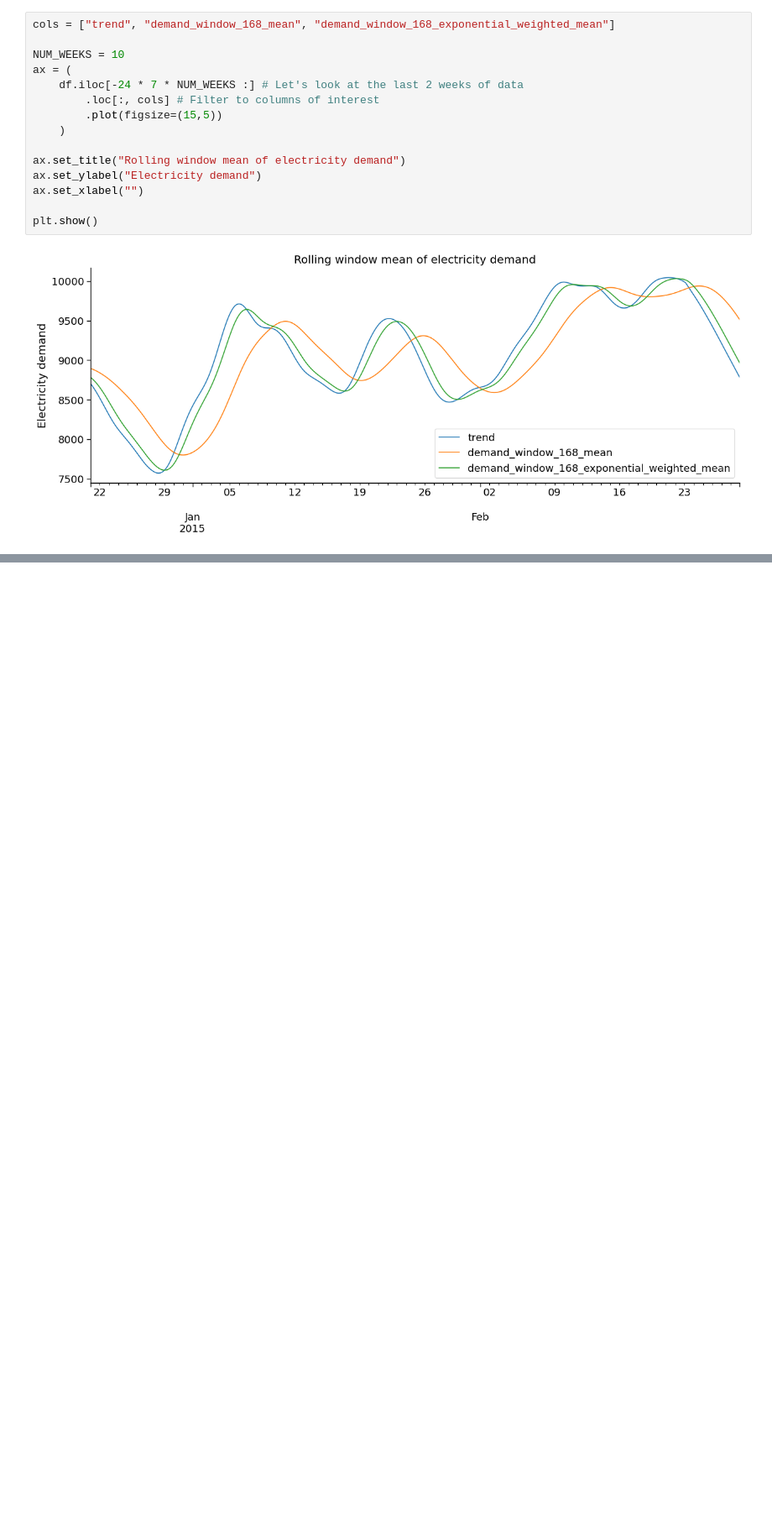
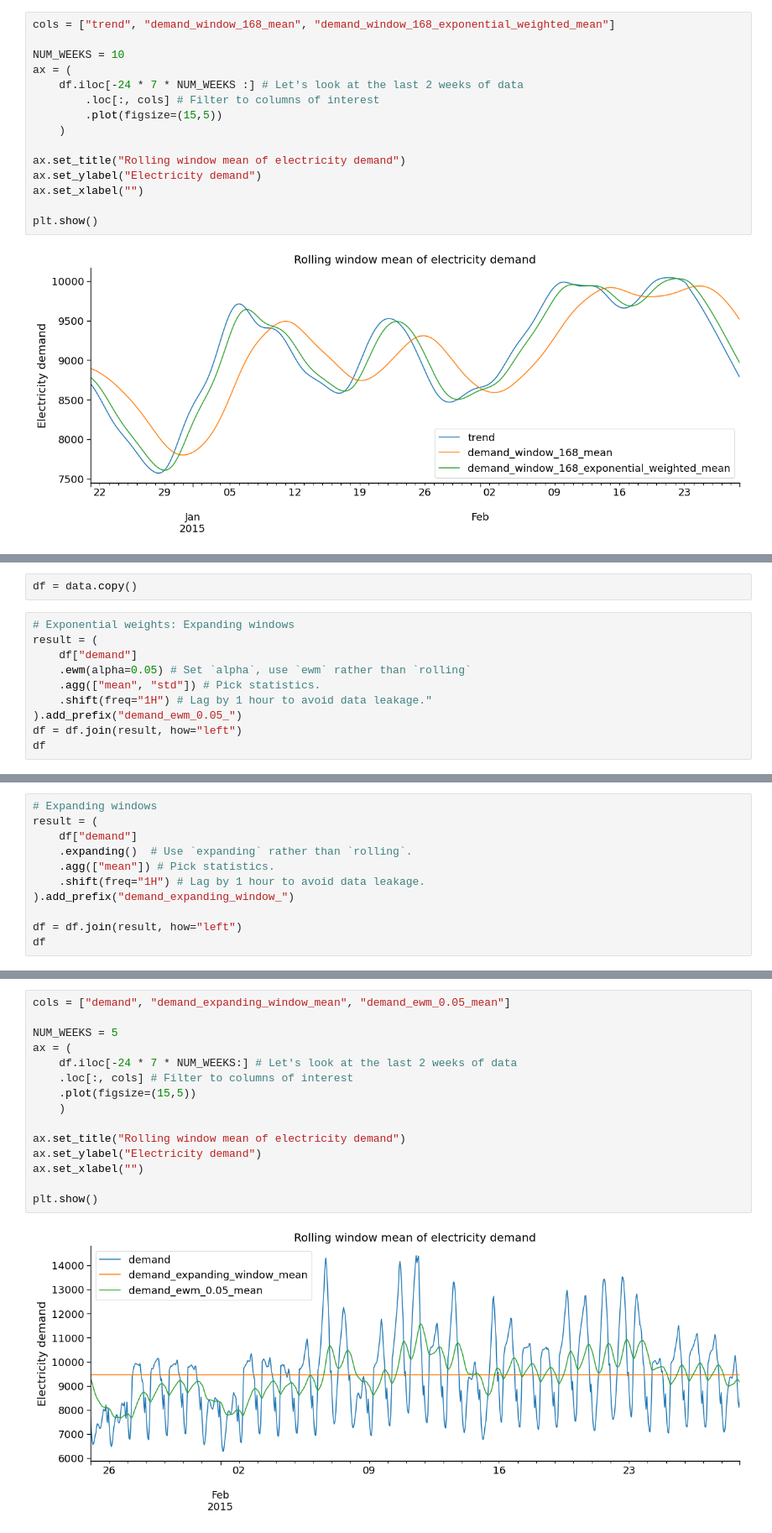
Before and after one commit to razielar/feature_engineering_ts_forecasting, a Jupyter notebook: 07_window_features/04_exponential-weights.ipynb, the cells around one changed output, grey strips where cells are left out. Shown at 84% size. Cells and saved outputs as stored; diff of their text form; blank space fills up the shorter version.

Commit message:
exponential weights for expanding windows

```diff
--- a/07_window_features/04_exponential-weights.ipynb
+++ b/07_window_features/04_exponential-weights.ipynb
@@ -196,0 +202,12 @@ plt.show()
+# %%
+df = data.copy()
+# %%
+# Exponential weights: Expanding windows
+result = (
+    df["demand"]
+    .ewm(alpha=0.05) # Set `alpha`, use `ewm` rather than `rolling`
+    .agg(["mean", "std"]) # Pick statistics.
+    .shift(freq="1H") # Lag by 1 hour to avoid data leakage."
+).add_prefix("demand_ewm_0.05_")
+df = df.join(result, how="left")
+df
@@ -196,0 +229,11 @@ plt.show()
+# %%
+# Expanding windows
+result = (
+    df["demand"]
+    .expanding()  # Use `expanding` rather than `rolling`.
+    .agg(["mean"]) # Pick statistics.
+    .shift(freq="1H") # Lag by 1 hour to avoid data leakage.
+).add_prefix("demand_expanding_window_")
+
+df = df.join(result, how="left")
+df
@@ -196,0 +255,17 @@ plt.show()
+# %%
+cols = ["demand", "demand_expanding_window_mean", "demand_ewm_0.05_mean"]
+
+NUM_WEEKS = 5
+ax = (
+    df.iloc[-24 * 7 * NUM_WEEKS:] # Let's look at the last 2 weeks of data
+    .loc[:, cols] # Filter to columns of interest
+    .plot(figsize=(15,5))
+    )
+
+ax.set_title("Rolling window mean of electricity demand")
+ax.set_ylabel("Electricity demand")
+ax.set_xlabel("")
+
+plt.show()
+# %% [output]
+[figure, added]
```
Also changed, not shown: parts of 3 cells of this notebook.
